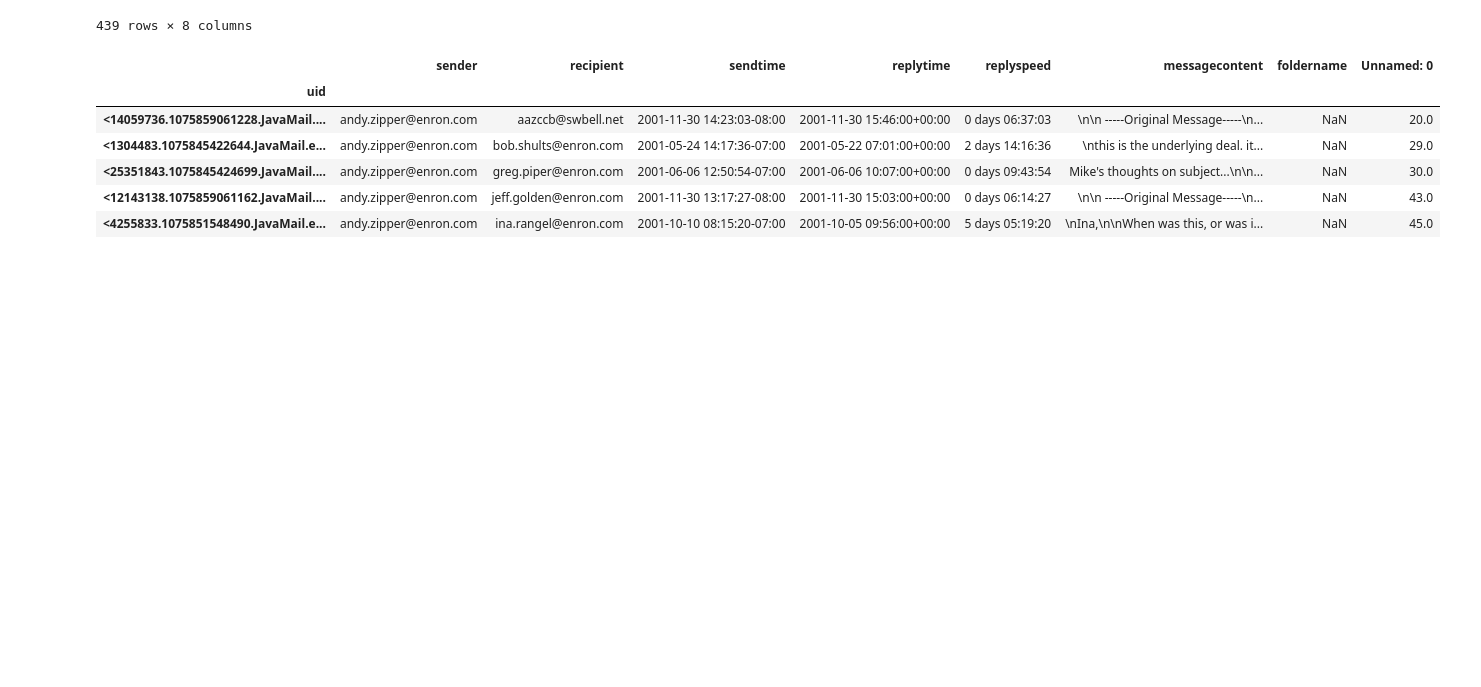
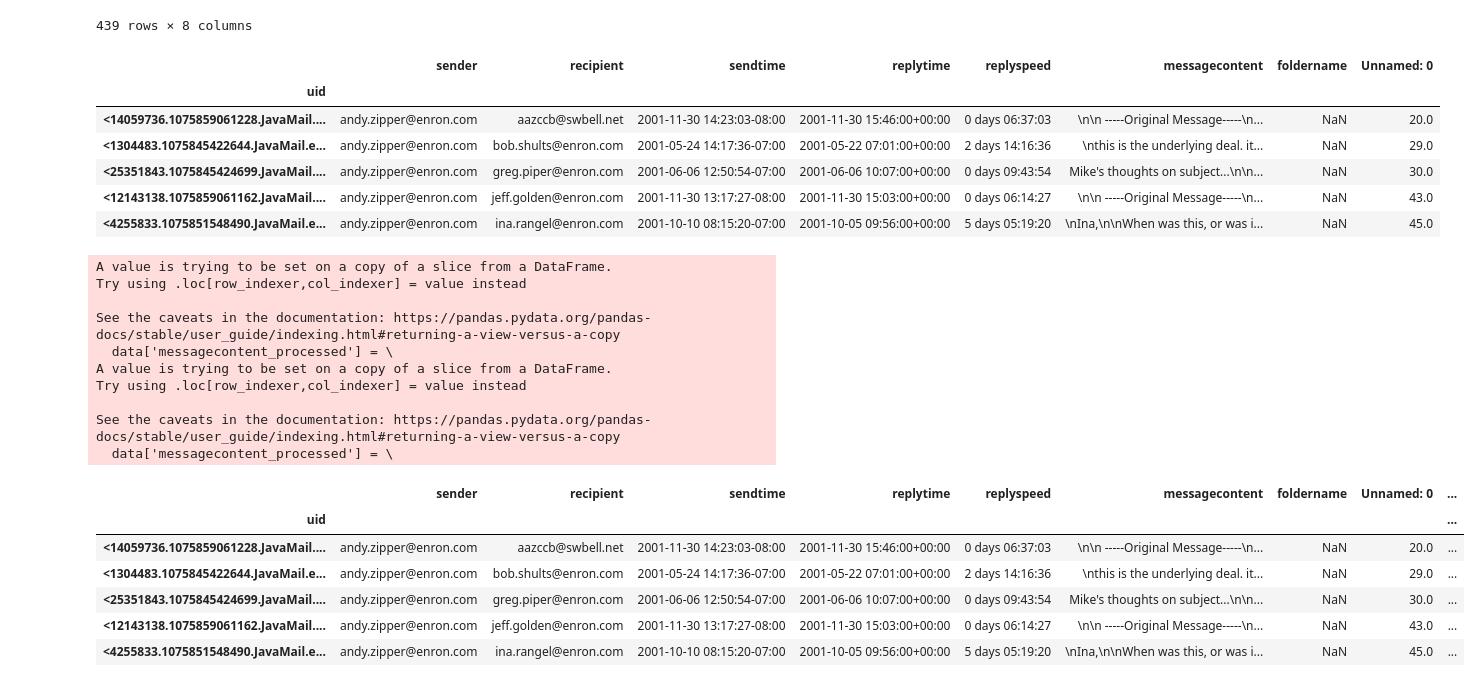
Before and after one commit to anan-ya-y/cs467-email-viz, a Jupyter notebook: analysis.ipynb, the cells around one changed output. Cells and saved outputs as stored; diff of their text form; code cells hidden in the pictures; blank space fills up the shorter version.

Commit message:
Added the topics

```diff
--- a/analysis.ipynb
+++ b/analysis.ipynb
@@ -43,3 +43,34 @@ data.head()
 | <25351843.1075845424699.JavaMail.... | andy.zipper@enron.com | greg.piper@enron.com | 2001-06-06 12:50:54-07:00 | 2001-06-06 10:07:00+00:00 | 0 days 09:43:54 | Mike's thoughts on subject...\n\n... | NaN | 30.0 |
 | <12143138.1075859061162.JavaMail.... | andy.zipper@enron.com | jeff.golden@enron.com | 2001-11-30 13:17:27-08:00 | 2001-11-30 15:03:00+00:00 | 0 days 06:14:27 | \n\n -----Original Message-----\n... | NaN | 43.0 |
 | <4255833.1075851548490.JavaMail.e... | andy.zipper@enron.com | ina.rangel@enron.com | 2001-10-10 08:15:20-07:00 | 2001-10-05 09:56:00+00:00 | 5 days 05:19:20 | \nIna,\n\nWhen was this, or was i... | NaN | 45.0 |
+# %%
+# much of the code here follows this tutorial: https://towardsdatascience.com/end-to-end-topic-modeling-in-python-latent-dirichlet-allocation-lda-35ce4ed6b3e0
+
+import re
+
+# Remove punctuation
+data['messagecontent_processed'] = \
+data['messagecontent'].map(lambda x: re.sub('[,\.!?]', '', x))# Convert the titles to lowercase
+data['messagecontent_processed'] = \
+data['messagecontent_processed'].map(lambda x: x.lower())# Print out the first rows of papers
+data['messagecontent_processed'].head()
+
+data.head()
+# %% [output]
+A value is trying to be set on a copy of a slice from a DataFrame.
+Try using .loc[row_indexer,col_indexer] = value instead
+
+See the caveats in the documentation: https://pandas.pydata.org/pandas-docs/stable/user_guide/indexing.html#returning-a-view-versus-a-copy
+  data['messagecontent_processed'] = \
+A value is trying to be set on a copy of a slice from a DataFrame.
+Try using .loc[row_indexer,col_indexer] = value instead
+
+See the caveats in the documentation: https://pandas.pydata.org/pandas-docs/stable/user_guide/indexing.html#returning-a-view-versus-a-copy
+  data['messagecontent_processed'] = \
+|  | sender | recipient | sendtime | replytime | replyspeed | messagecontent | foldername | Unnamed: 0 | ... |
+| uid |  |  |  |  |  |  |  |  | ... |
+| <14059736.1075859061228.JavaMail.... | andy.zipper@enron.com | aazccb@swbell.net | 2001-11-30 14:23:03-08:00 | 2001-11-30 15:46:00+00:00 | 0 days 06:37:03 | \n\n -----Original Message-----\n... | NaN | 20.0 | ... |
+| <1304483.1075845422644.JavaMail.e... | andy.zipper@enron.com | bob.shults@enron.com | 2001-05-24 14:17:36-07:00 | 2001-05-22 07:01:00+00:00 | 2 days 14:16:36 | \nthis is the underlying deal. it... | NaN | 29.0 | ... |
+| <25351843.1075845424699.JavaMail.... | andy.zipper@enron.com | greg.piper@enron.com | 2001-06-06 12:50:54-07:00 | 2001-06-06 10:07:00+00:00 | 0 days 09:43:54 | Mike's thoughts on subject...\n\n... | NaN | 30.0 | ... |
+| <12143138.1075859061162.JavaMail.... | andy.zipper@enron.com | jeff.golden@enron.com | 2001-11-30 13:17:27-08:00 | 2001-11-30 15:03:00+00:00 | 0 days 06:14:27 | \n\n -----Original Message-----\n... | NaN | 43.0 | ... |
+| <4255833.1075851548490.JavaMail.e... | andy.zipper@enron.com | ina.rangel@enron.com | 2001-10-10 08:15:20-07:00 | 2001-10-05 09:56:00+00:00 | 5 days 05:19:20 | \nIna,\n\nWhen was this, or was i... | NaN | 45.0 | ... |
```
Also changed, not shown: parts of 2 cells of this notebook.
